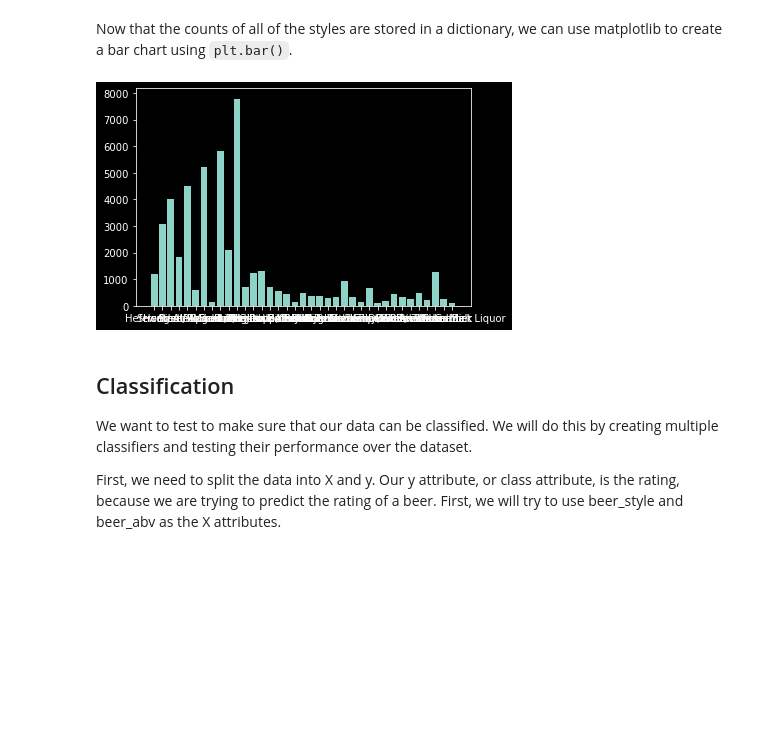
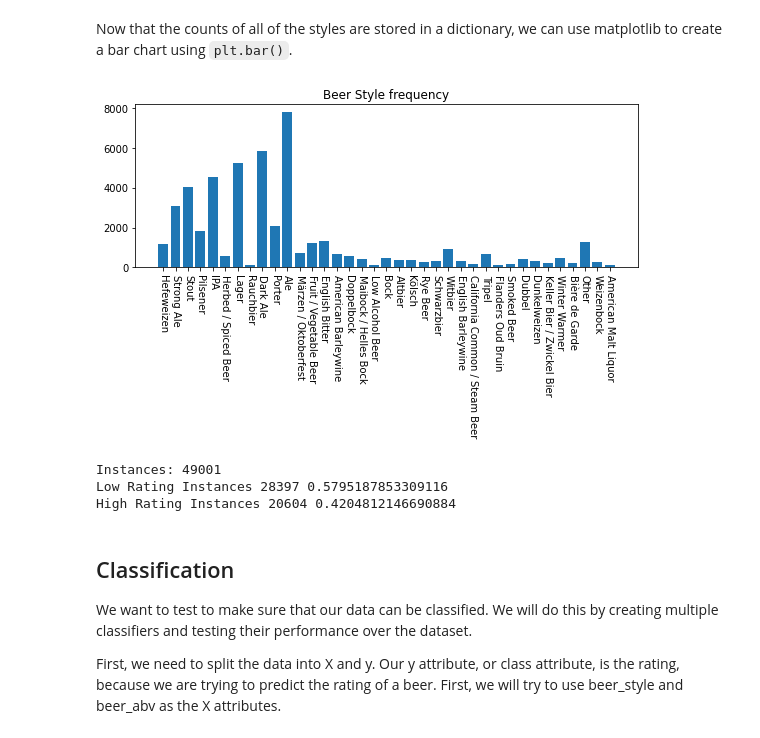
Before and after one commit to GoneSahlin/CPSC322-Final-Project, a Jupyter notebook: exploratory_data_analysis.ipynb, the cells around one changed output. Saved outputs shown, nothing was run; the diff lists cells and outputs as text; code cells hidden in the pictures; blank space fills up the shorter version.

```diff
--- a/exploratory_data_analysis.ipynb
+++ b/exploratory_data_analysis.ipynb
@@ -49,11 +54,29 @@ ratings = table.get_column("rating")
 # %% [markdown]
 Now that the counts of all of the styles are stored in a dictionary, we can use matplotlib to create a bar chart using `plt.bar()`.
 # %%
+plt.figure(figsize=(9,3))
 plt.bar(style_counts.keys(), style_counts.values())
-
+plt.xticks(rotation= -90)
+plt.title("Beer Style frequency")
+plt.xlabel("")
 plt.show()
 # %% [output]
-[figure, old version]
+[figure, new version]
+# %%
+hi = 0
+low =0
+for val in table.data:
+    if val[-1]  == "high":
+        hi = hi + 1
+    else:
+        low = low + 1
+print("Instances:",len(table.data))
+print("Low Rating Instances",low, low/len(table.data))
+print("High Rating Instances",hi , hi/len(table.data))
+# %% [output]
+Instances: 49001
+Low Rating Instances 28397 0.5795187853309116
+High Rating Instances 20604 0.4204812146690884
 # %% [markdown]
 ## Classification
 
```
Also changed, not shown: parts of 13 cells of this notebook, 2 other files.
